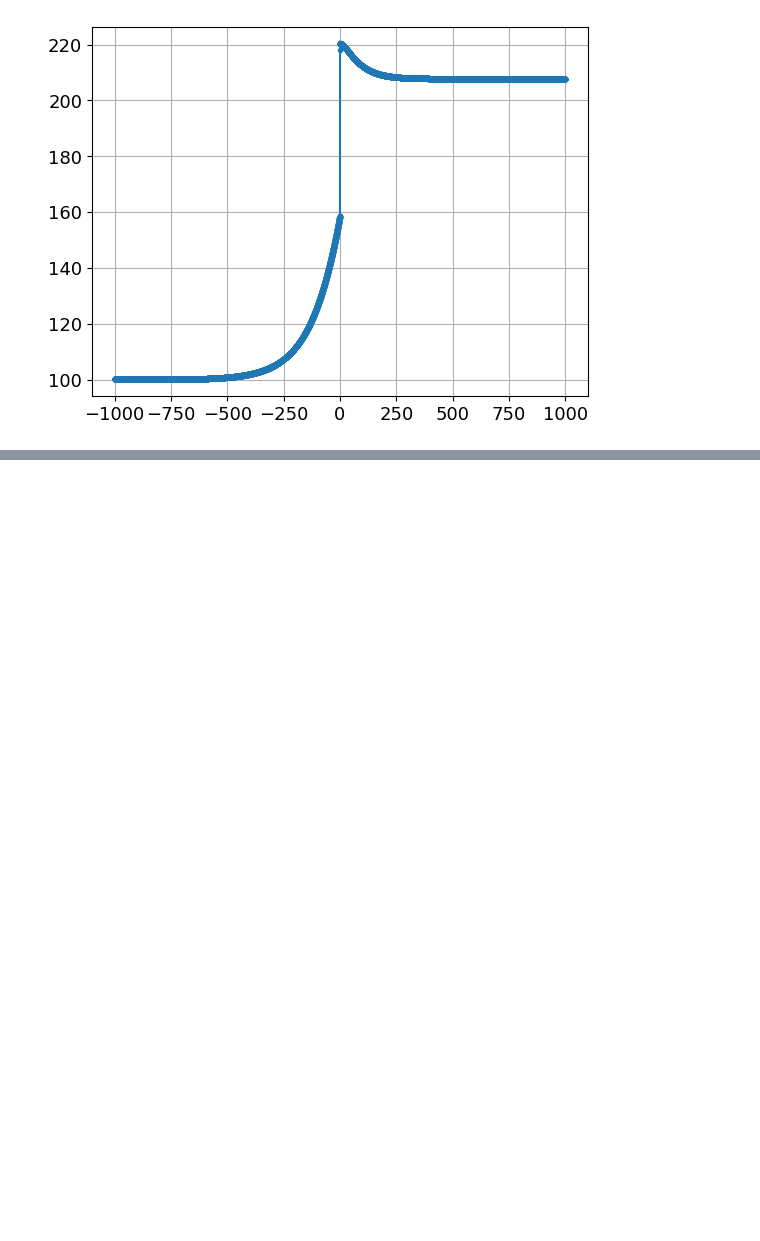
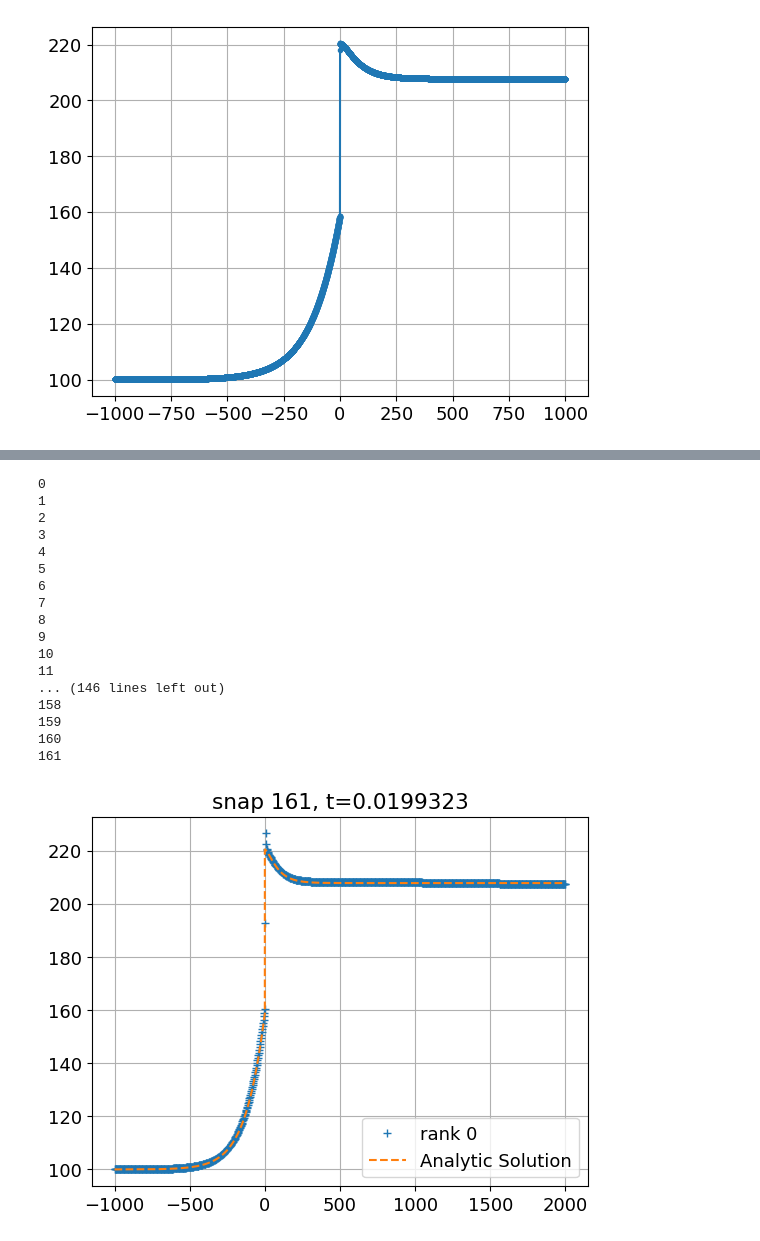
Before and after one commit to eladtan/RICH_temp, a Jupyter notebook: analysis_files/mach2analysis.ipynb, the cells around one changed output, grey strips where cells are left out. Saved outputs shown, nothing was run; the diff lists cells and outputs as text; code cells hidden in the pictures; blank space fills up the shorter version.

```diff
--- a/analysis_files/mach2analysis.ipynb
+++ b/analysis_files/mach2analysis.ipynb
@@ -145,0 +220,19 @@ for i in range(num_of_snaps):
+# %%
+output_files_path = "/home/itamarg/workspace/RICH/output/RadHydroMach2Multigroup_3"
+path_to_initial_snap = path.join(output_files_path, f"Mach2_{0}.h5")
+
+snaps = [file for file in os.listdir(output_files_path) if file.endswith(".h5") and file.startswith("Mach2") and (not file.endswith("final.h5"))]
+print(snaps)
+
+num_of_snaps = len([file for file in os.listdir(output_files_path) if file.endswith(".h5") and file.startswith("Mach2") and (not file.endswith("final.h5"))])
+num_groups = 0
+num_cells = 0
+num_ranks = 0
+
+with h5py.File(path_to_initial_snap) as h5_file:
+    print(h5_file["rank0"].keys())
+    num_ranks = len([key for key in h5_file.keys() if "rank" in key])
+    num_groups = len([key for key in h5_file["rank0"].keys() if "Eg" in key])
+    num_cells = len(np.array(h5_file["rank0"]["Eg_0"]))
+
+print(num_of_snaps, num_ranks, num_groups)
@@ -145,0 +243,44 @@ for i in range(num_of_snaps):
+# %%
+x = np.linspace(-1000, 2000, int(1e5))
+sol = solver.solve_profiles(time=0.0, x=x)
+
+dir_figs = path.join(output_files_path, "material_temperature")
+os.makedirs(dir_figs, exist_ok=True)
+for i in range(num_of_snaps):
+    print(i)
+    path_to_snap = path.join(output_files_path, f"Mach2_{i*100}.h5")
+    time = None
+    with h5py.File(path_to_snap) as h5_file:
+        time = h5_file["Time"][0]
+        if "rank0" not in h5_file.keys():
+            plt.plot(np.array(h5_file["CMx"]), np.array(h5_file["Temperature"]), '+', label=f"rank 0")
+        else :
+            for j in range(num_ranks):
+                plt.plot(np.array(h5_file[f"rank{j}"]["CMx"]), np.array(h5_file[f"rank{j}"]["Temperature"]), '+', label=f"rank {j}")
+    plt.plot(x, sol['temperature'], '--', label="Analytic Solution")
+
+    plt.title(f"snap {i}, t={time:g}")
+    plt.legend(loc="best")
+    plt.grid()
+    plt.savefig(path.join(dir_figs, f"snap_{i}.png"))
+    if i == num_of_snaps - 1: plt.show()
+    plt.close()
+# %% [output]
+0
+1
+2
+3
+4
+5
+6
+7
+8
+9
+10
+11
+... (146 lines left out)
+158
+159
+160
+161
+[figure, added]
```
Also changed, not shown: parts of 9 cells of this notebook, 1 other file.
